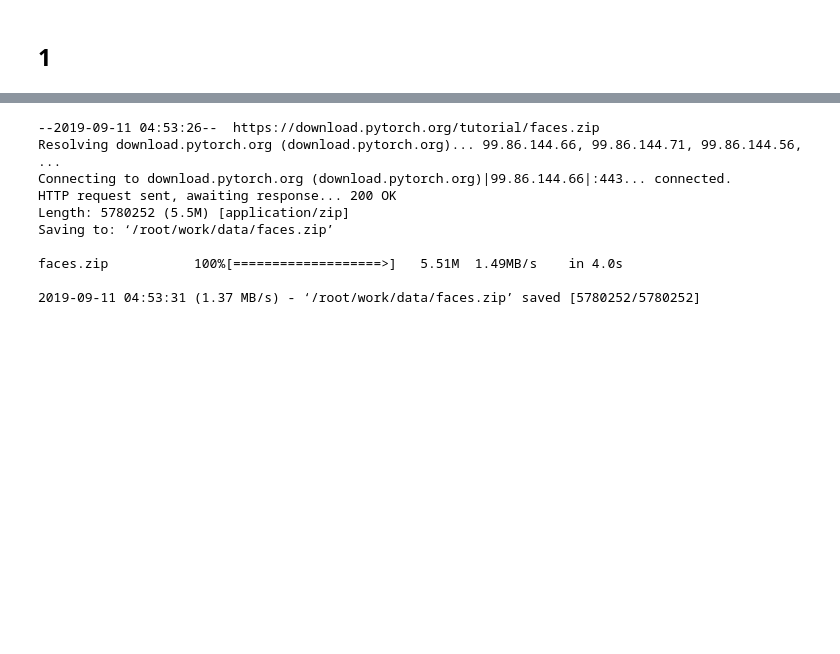
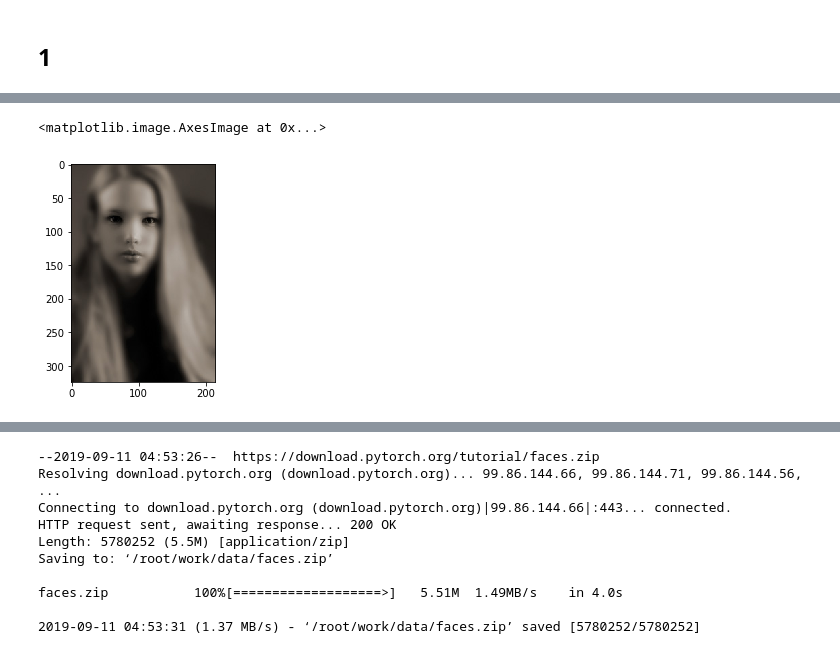
Before and after one commit to cybaj/torch_study, a Jupyter notebook: tutorial/2 Data Loading and Processing Tutorial.ipynb, the cells around one changed output, grey strips where cells are left out. Cells and saved outputs as stored; diff of their text form; code cells hidden in the pictures; blank space fills up the shorter version.

```diff
--- a/tutorial/2 Data Loading and Processing Tutorial.ipynb
+++ b/tutorial/2 Data Loading and Processing Tutorial.ipynb
@@ -19,3 +19,5 @@ import warnings
 warnings.filterwarnings("ignore")
 
 plt.ion()   # interactive mode
+# %%
+abc = io.imread('/root/work/data/faces/0805personali01.jpg')
@@ -21,0 +44,5 @@ plt.ion()   # interactive mode
+# %%
+plt.imshow(abc)
+# %% [output]
+<matplotlib.image.AxesImage at 0x...>
+[figure, added]
```
Also changed, not shown: parts of 3 cells of this notebook, 1 other file.
